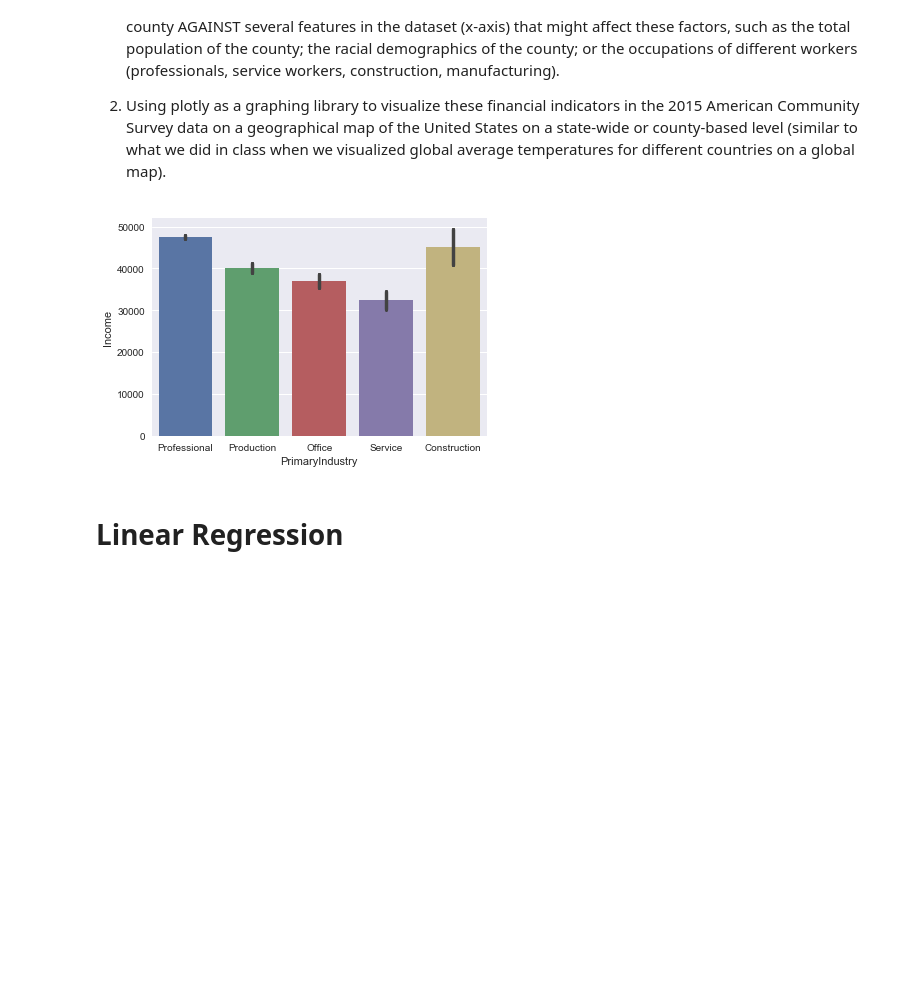
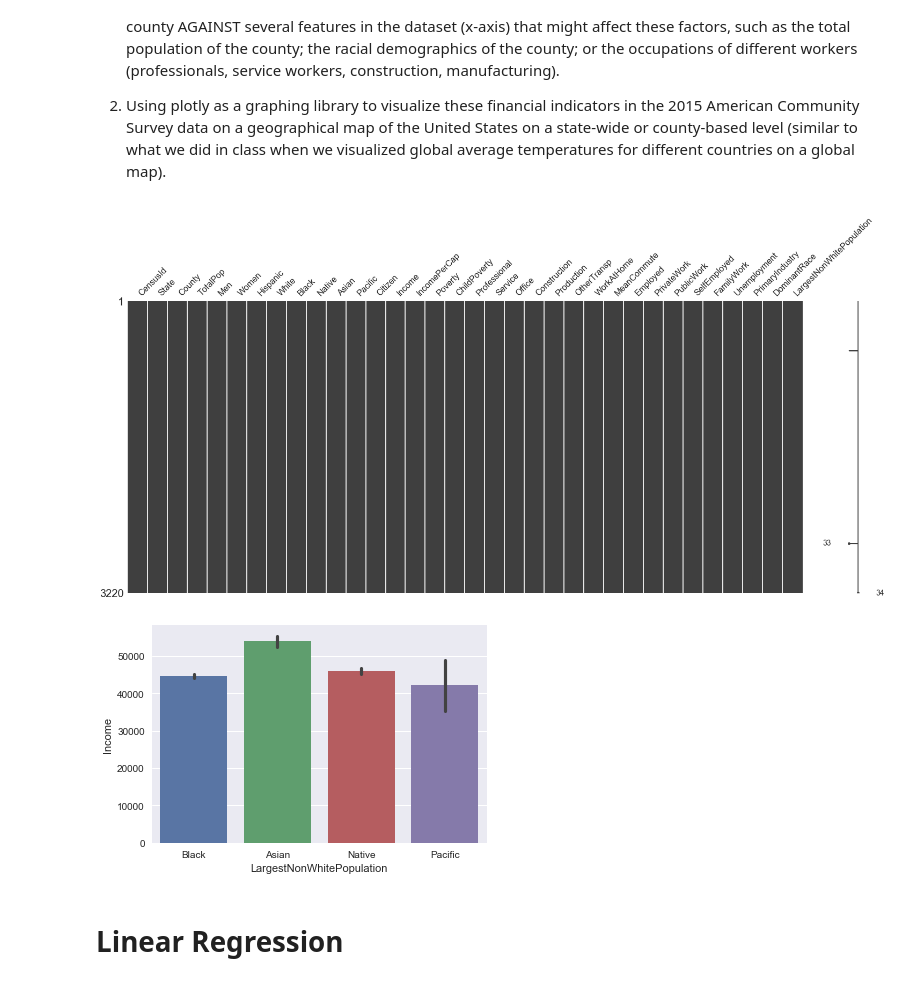
Before and after one commit to Ericlui409/MLDeCal, a Jupyter notebook: Project 1 Skeleton Code.ipynb, the cells around one changed output. Cells and saved outputs as stored; diff of their text form; code cells hidden in the pictures; blank space fills up the shorter version.

```diff
--- a/Project 1 Skeleton Code.ipynb
+++ b/Project 1 Skeleton Code.ipynb
@@ -46,17 +47,28 @@ Here are some types of graphs that you will want to create for this project. Rem
 # %%
 #df.drop('Drive', axis=1, inplace=True)
 #df.drop('Carpool', axis=1, inplace=True)
 #df.drop('Transit', axis=1, inplace=True)
 #df.drop('Walk', axis=1, inplace=True)
 #df.drop('IncomeErr', axis=1, inplace=True)
+#df.drop('IncomePerCapErr', axis=1, inplace=True)
 msno.matrix(df)
 
-#Primary
+#Income against Primary Industry
 #df['PrimaryIndustry'] = df[['Professional', 'Service', 'Office', 'Construction', 'Production']].idxmax(axis=1)
-sns.barplot(x='PrimaryIndustry', y='Income', data=df)
+#sns.barplot(x='PrimaryIndustry', y='Income', data=df)
+#plt.show()
+
+#df['DominantRace'] = df[['White', 'Black', 'Native', 'Asian', 'Pacific']].idxmax(axis=1)
+#sns.barplot(x='DominantRace', y='IncomePerCap', data=df, hue='PrimaryIndustry')
+#plt.show()
+
+df.loc[df['LargestNonWhitePopulation']=='Asian']
+#df['LargestNonWhitePopulation'] = df[['Black', 'Native', 'Asian', 'Pacific']].idxmax(axis=1)
+sns.barplot(x='LargestNonWhitePopulation', y='Income', data=df)
 plt.show()
 # %% [output]
-[figure, old version]
+[figure, new version]
+[figure, added]
 # %% [markdown]
 # Linear Regression
 # %% [markdown]
```
Also changed, not shown: parts of 1 cell of this notebook.
